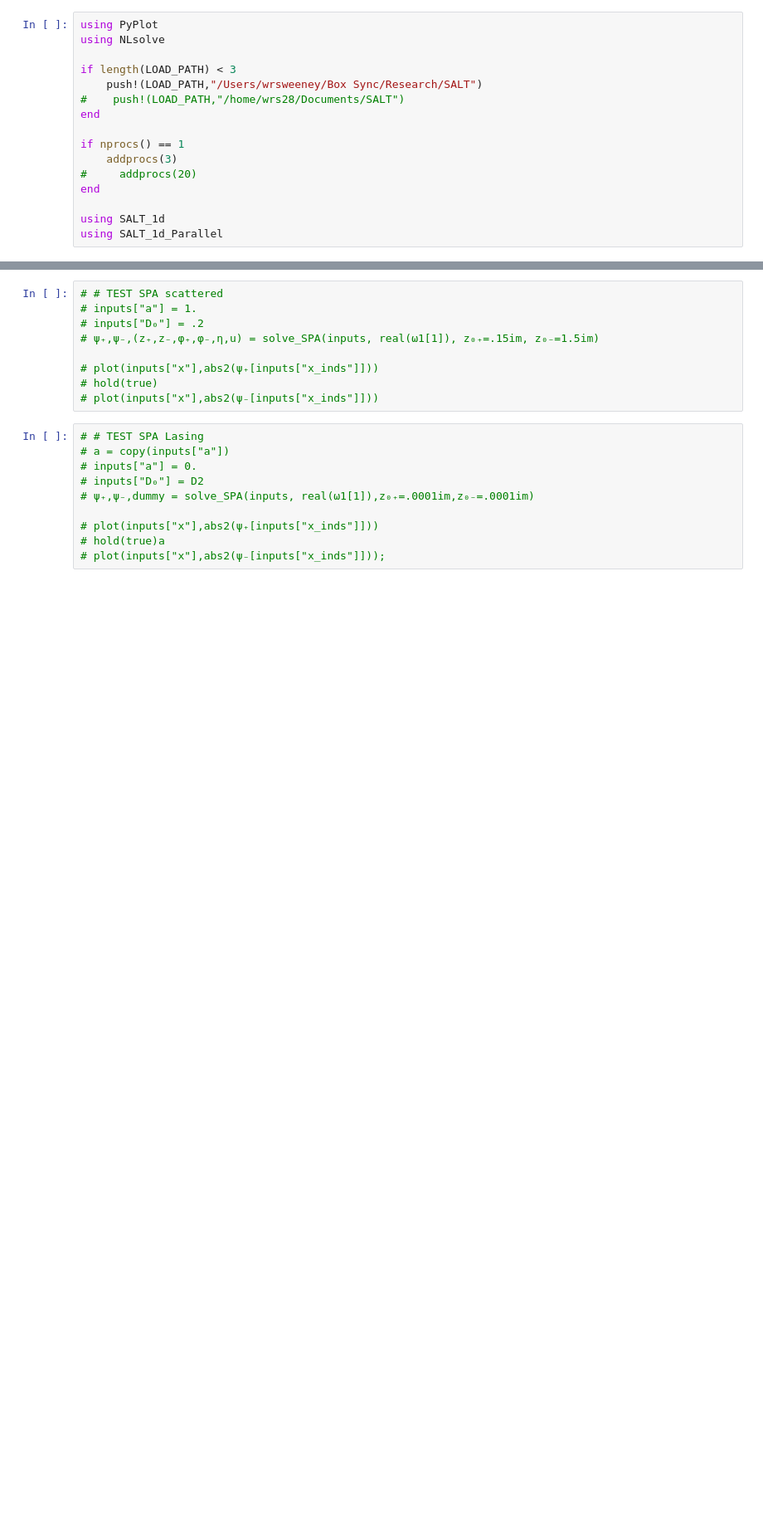
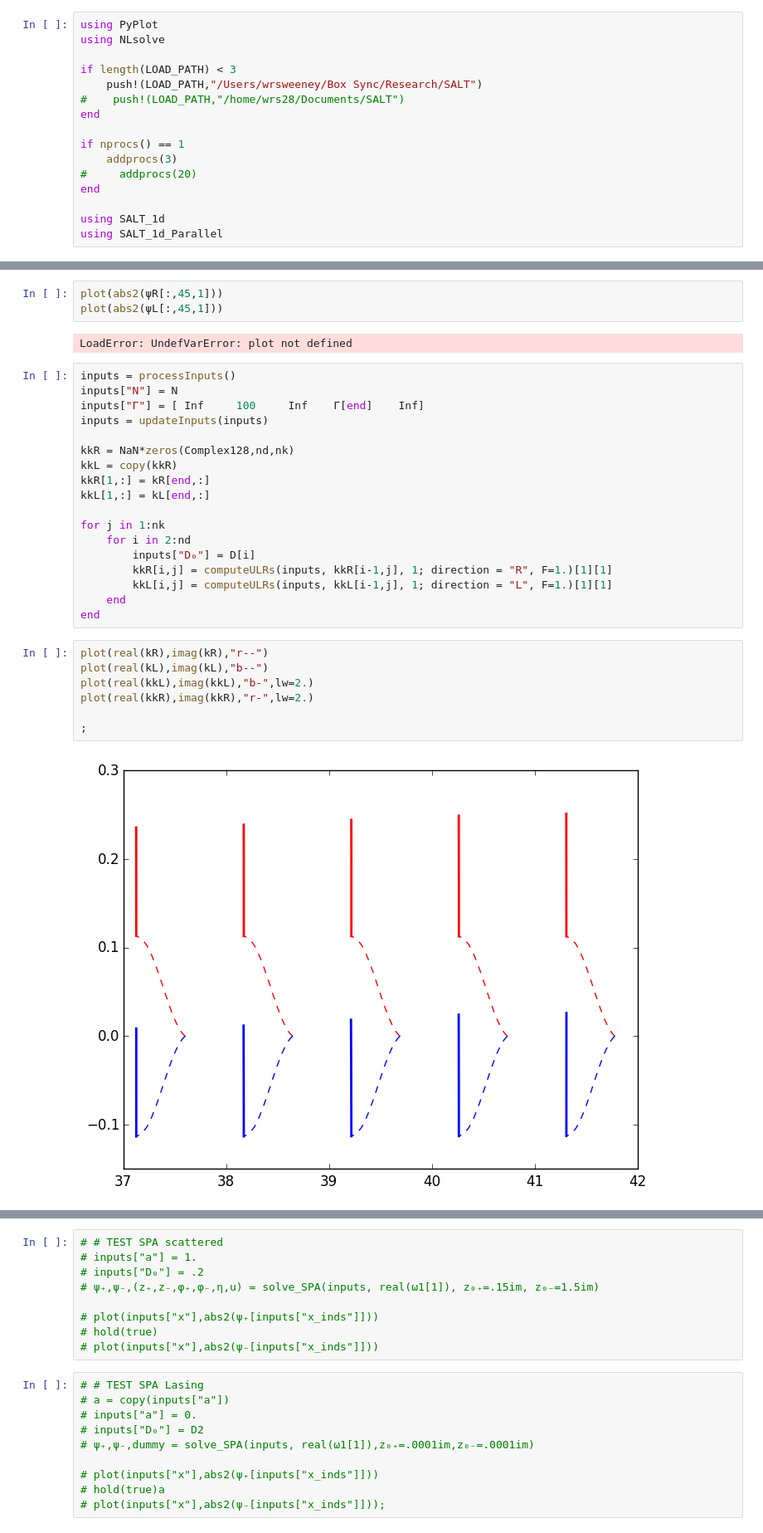
Before and after one commit to wrs28/SALT_1d, a Jupyter notebook: SALT_TEST_1D.ipynb, the cells around one changed output, grey strips where cells are left out. Shown at 83% size. Cells and saved outputs as stored; diff of their text form; blank space fills up the shorter version.

```diff
--- a/SALT_TEST_1D.ipynb
+++ b/SALT_TEST_1D.ipynb
@@ -17,3 +82,35 @@ using SALT_1d_Parallel
+# %%
+plot(abs2(ψR[:,45,1]))
+plot(abs2(ψL[:,45,1]))
+# %% [output]
+LoadError: UndefVarError: plot not defined
+# %%
+inputs = processInputs()
+inputs["N"] = N
+inputs["Γ"] = [ Inf     100     Inf    Γ[end]    Inf]
+inputs = updateInputs(inputs)
+
+kkR = NaN*zeros(Complex128,nd,nk)
+kkL = copy(kkR)
+kkR[1,:] = kR[end,:]
+kkL[1,:] = kL[end,:]
+
+for j in 1:nk
+    for i in 2:nd
+        inputs["D₀"] = D[i]
+        kkR[i,j] = computeULRs(inputs, kkR[i-1,j], 1; direction = "R", F=1.)[1][1]
+        kkL[i,j] = computeULRs(inputs, kkL[i-1,j], 1; direction = "L", F=1.)[1][1]
+    end
+end
+# %%
+plot(real(kR),imag(kR),"r--")
+plot(real(kL),imag(kL),"b--")
+plot(real(kkL),imag(kkL),"b-",lw=2.)
+plot(real(kkR),imag(kkR),"r-",lw=2.)
+
+;
+# %% [output]
+[figure, added]
 # %%
 #verify computeCFs
 inputs = processInputs()
```
Also changed, not shown: parts of 20 cells of this notebook, 6 other files.
